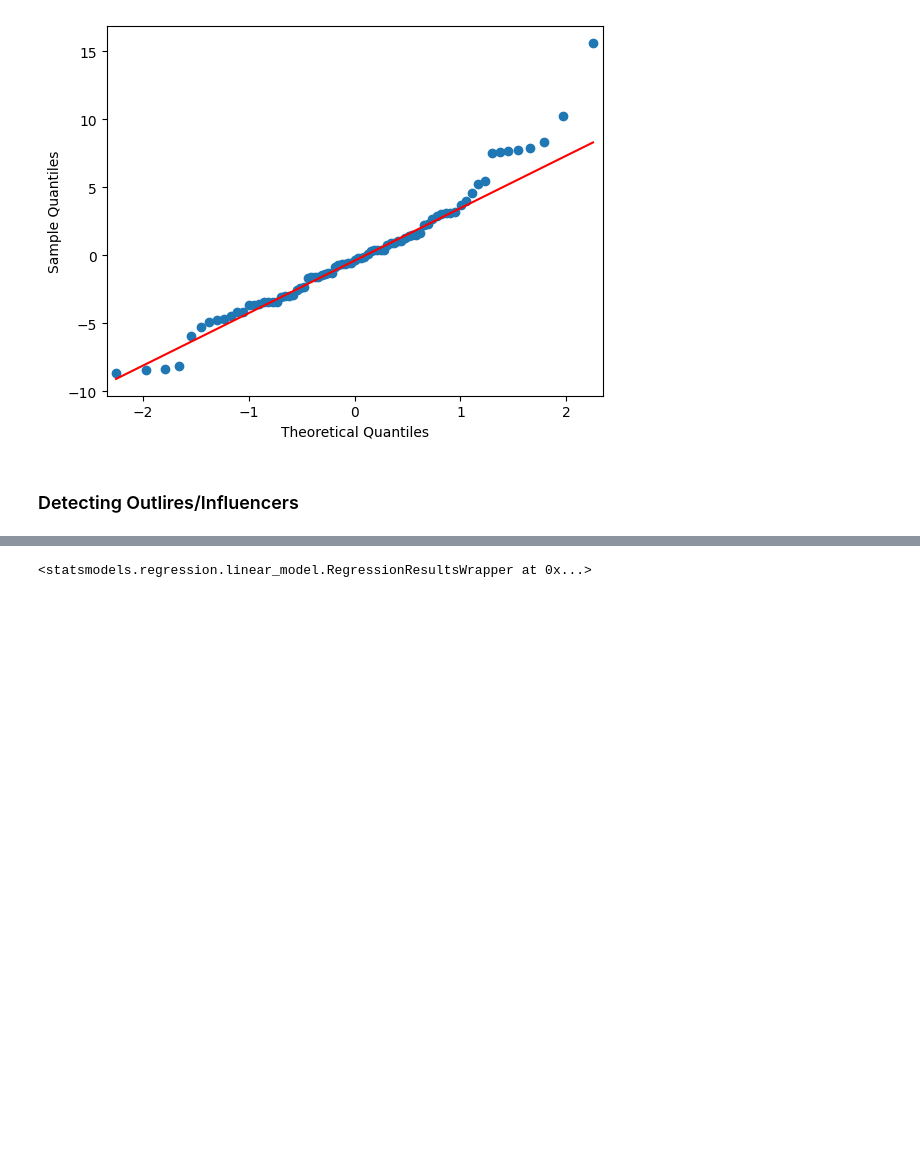
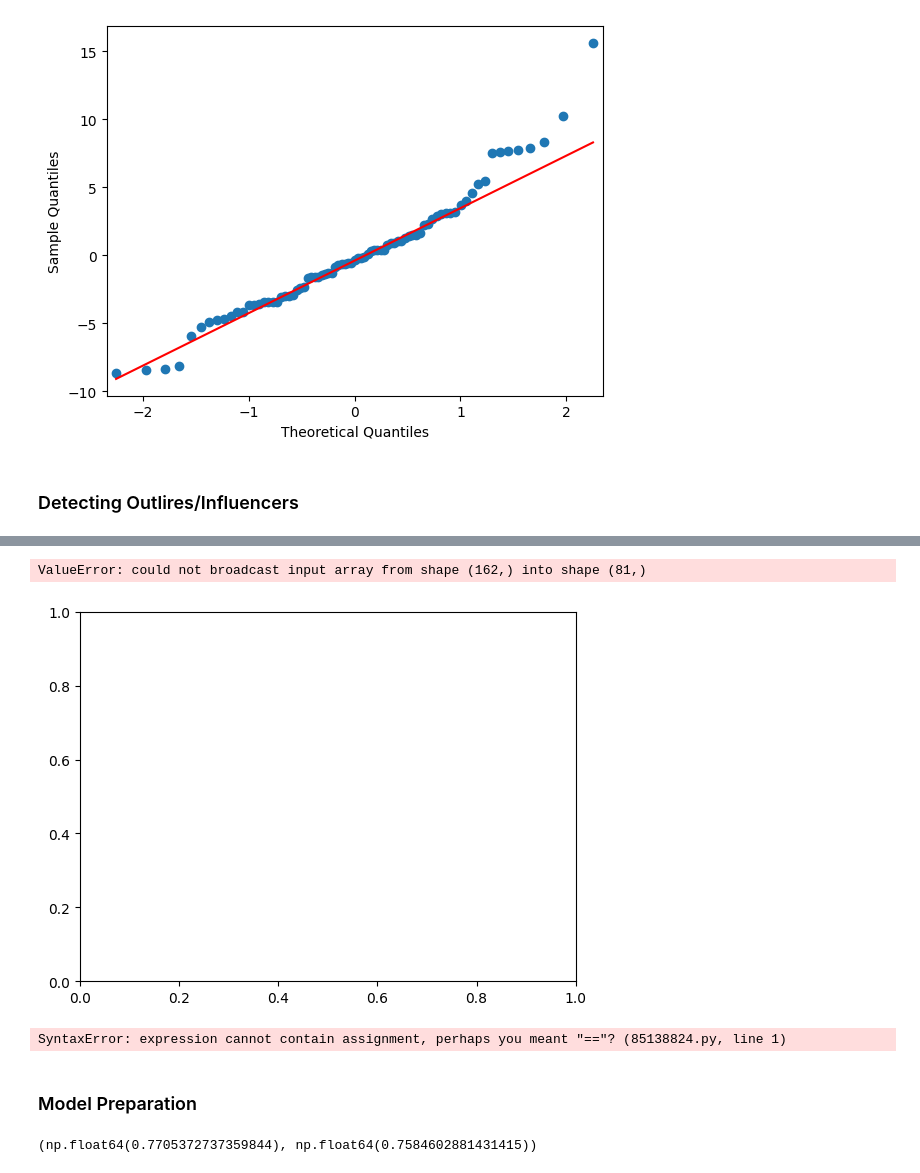
Before and after one commit to Smita2597/ds-repo, a Jupyter notebook: Linear Regression/Multiple_linear_regression.ipynb, the cells around one changed output, grey strips where cells are left out. Saved outputs shown, nothing was run; the diff lists cells and outputs as text; code cells hidden in the pictures; blank space fills up the shorter version.

```diff
--- a/Linear Regression/Multiple_linear_regression.ipynb
+++ b/Linear Regression/Multiple_linear_regression.ipynb
@@ -140,4 +137,4 @@ plt.show()
 ### Detecting Outlires/Influencers
 # %%
 model_influence = model.get_influence()
-model_influence.cooks_distance
+c = model_influence.cooks_distance
@@ -164,4 +161,18 @@ plt.stem()
+# %%
+plt.stem(np.arange(len(cars_df)),np.round(c,3))
+plt.show()
+# %% [output]
+ValueError: could not broadcast input array from shape (162,) into shape (81,)
+[figure, added]
+# %%
+cars_df.drop(cars_df.index=[[70,76]],axis=0,inplace=True)
+# %% [output]
+SyntaxError: expression cannot contain assignment, perhaps you meant "=="? (85138824.py, line 1)
+# %% [markdown]
+### Model Preparation
 # %%
-smf.ols(formula='MPG~WT+SP+VOL+HP',data=cars_df).fit()
+model2 = smf.ols(formula='MPG~WT+SP+VOL+HP',data=cars_df).fit()
-# %% [output]
-<statsmodels.regression.linear_model.RegressionResultsWrapper at 0x...>
+# %%
+model2.rsquared,model2.rsquared_adj
+# %% [output]
+(np.float64(0.7705372737359844), np.float64(0.7584602881431415))
```
Also changed, not shown: parts of 5 cells of this notebook, 4 other files.
